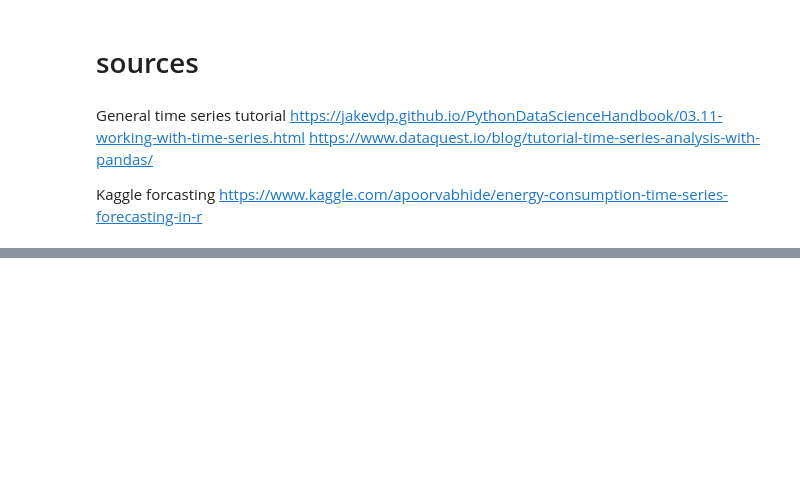
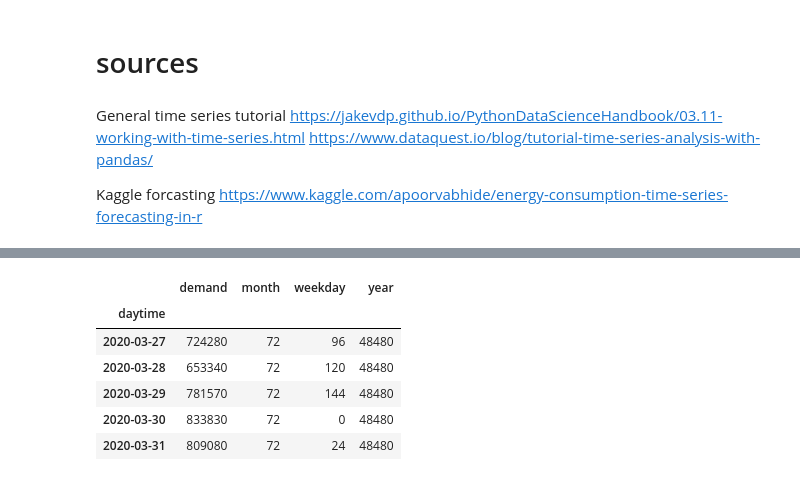
Before and after one commit to pikoala/covid, a Jupyter notebook: tepco.ipynb, the cells around one changed output, grey strips where cells are left out. Cells and saved outputs as stored; diff of their text form; code cells hidden in the pictures; blank space fills up the shorter version.

```diff
--- a/tepco.ipynb
+++ b/tepco.ipynb
@@ -86,2 +100,18 @@ Name: demand, Length: 648, dtype: int64
+# %%
+weekly = df.loc['2019-01-01':'2020-03-31']
+
+#daily = daily.loc['2019-01-01':'2019-03-31', 'demand']
+weekly = weekly.resample('D').sum()
+#daily.loc['2019-01-01':'2019-04-02', 'demand']
+#df.loc['2019-03-01':'2020-04-02', 'demand']
+weekly.tail()
+# %% [output]
+|  | demand | month | weekday | year |
+| daytime |  |  |  |  |
+| 2020-03-27 | 724280 | 72 | 96 | 48480 |
+| 2020-03-28 | 653340 | 72 | 120 | 48480 |
+| 2020-03-29 | 781570 | 72 | 144 | 48480 |
+| 2020-03-30 | 833830 | 72 | 0 | 48480 |
+| 2020-03-31 | 809080 | 72 | 24 | 48480 |
 # %%
 fig, ax = plt.subplots()
```
Also changed, not shown: parts of 8 cells of this notebook.
